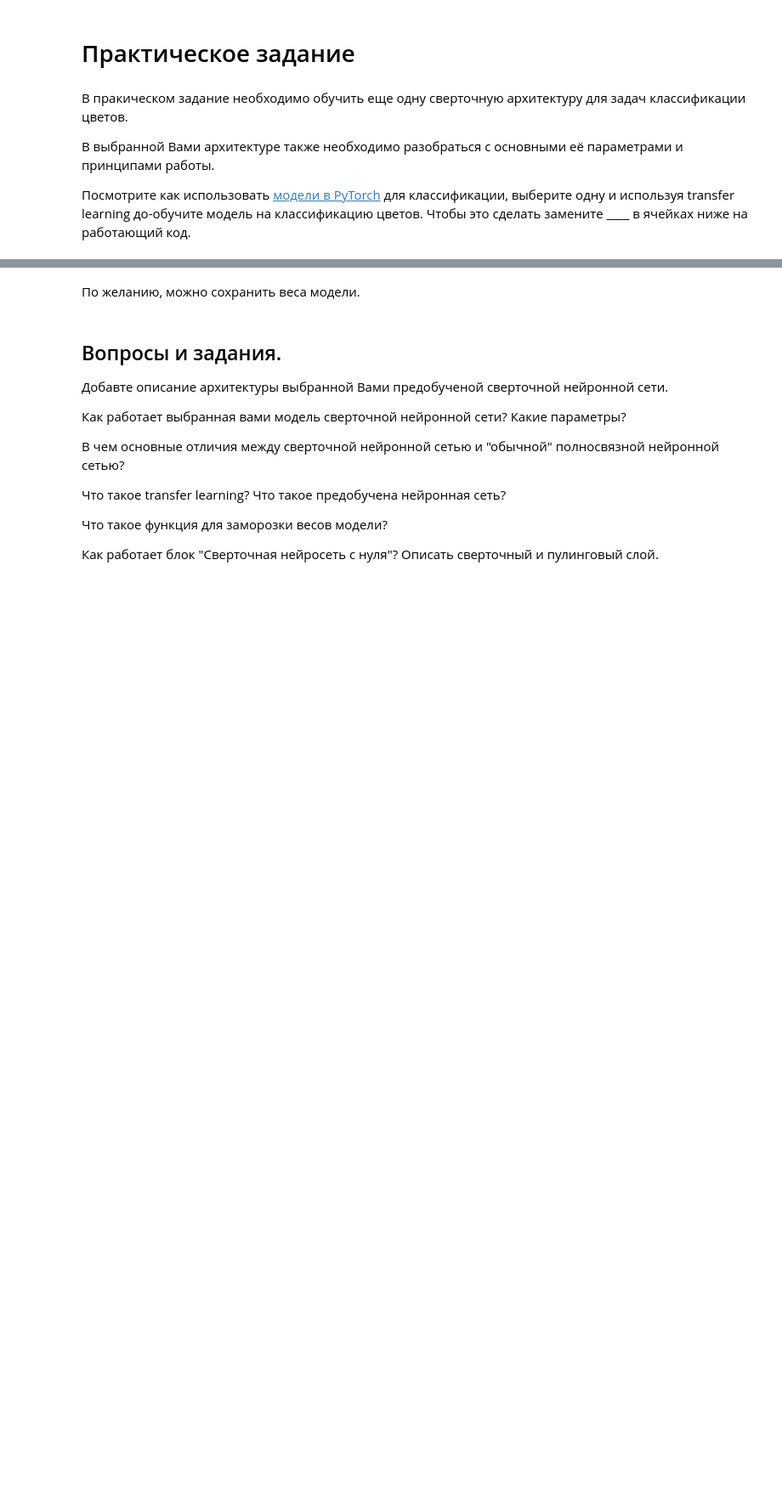
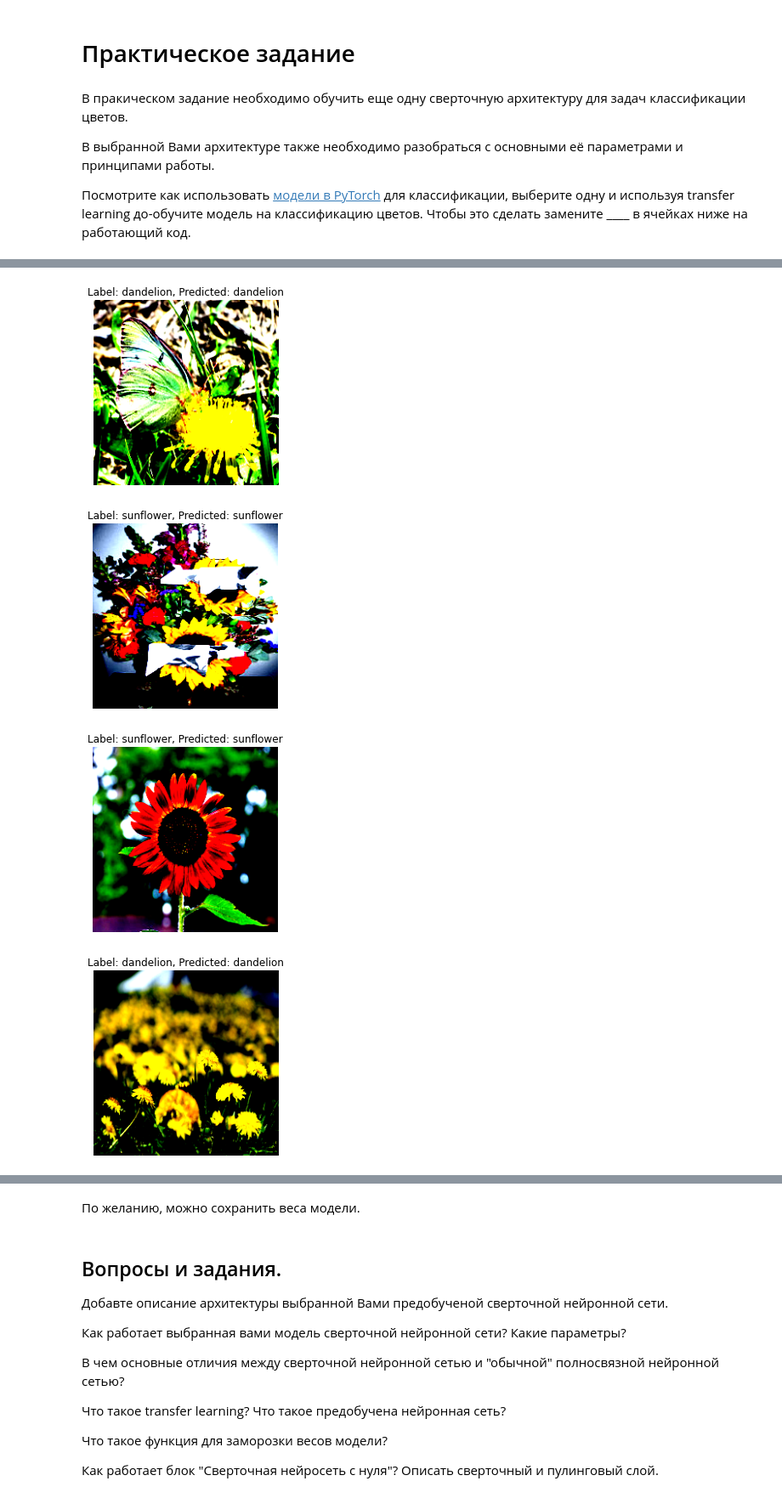
Before and after one commit to avetodef/applied-ai-itmo, a Jupyter notebook: Практическая_работа_№3_–_Свёрточные_нейронные_сети.ipynb, the cells around one changed output, grey strips where cells are left out. Shown at 85% size. Saved outputs shown, nothing was run; the diff lists cells and outputs as text; code cells hidden in the pictures; blank space fills up the shorter version.

```diff
--- a/Практическая_работа_№3_–_Свёрточные_нейронные_сети.ipynb
+++ b/Практическая_работа_№3_–_Свёрточные_нейронные_сети.ipynb
@@ -77,4 +86,4 @@ prepare_imgs = torchvision.transforms.Compose(
     ]
 )
 # задаем датасет. Лейблы - имена папок:
-dataset = ImageFolder('/content/drive/My Drive/data/flowers', transform=prepare_imgs)
+dataset = ImageFolder('/content/drive/MyDrive/Colab Notebooks/flowers', transform=prepare_imgs)
@@ -256,7 +320,7 @@ for i in range(1,10):
 # %%
 # Выберите модель из списка доступных в PyTorch моделей
 # Не забудьте указать, что она модель должна быть предобучена!
-model = torchvision.models.()
+model = torchvision.models.resnet50(weights = torchvision.models.ResNet50_Weights.DEFAULT)
 model
 # %%
 # Функция для заморозки весов модели
@@ -268,5 +332,5 @@ set_parameter_requires_grad(_____) # передайте модель в функ
 # %%
-model._____ = _____# Меняем последний слой модели Зачем? Сколькой нужно выходов?
+model.fc = nn.Linear(2048, 32)# Меняем последний слой модели Зачем? Сколькой нужно выходов?
 # %%
 # Проверим все ли сработало правильно, выведем веса, которые будут обучаться
 for name, param in model.named_parameters():
@@ -286,18 +370,23 @@ plt.legend()
 # %%
 import matplotlib.pyplot as plt
 %matplotlib inline
 import warnings
 warnings.filterwarnings("ignore")
 
 def predict_image(img, model):
     xb = img.unsqueeze(0).to(device)
     yb = model(xb)
     _, preds  = torch.max(yb, dim=1)
     return dataset.classes[preds[0].item()]
 
 for i in range(1,10):
   img, label = val_set[i]
   plt.imshow(img.clip(0,1).permute(1, 2, 0))
   plt.axis('off')
-  plt.title('Label: {}, Predicted: {}'.format(dataset.classes[label],predict_image(img, _____)))
+  plt.title('Label: {}, Predicted: {}'.format(dataset.classes[label],predict_image(img,model)))
   plt.show()
+# %% [output]
+[figure, added]
+[figure, added]
+[figure, added]
+[figure, added]
```
Also changed, not shown: parts of 16 cells of this notebook.
